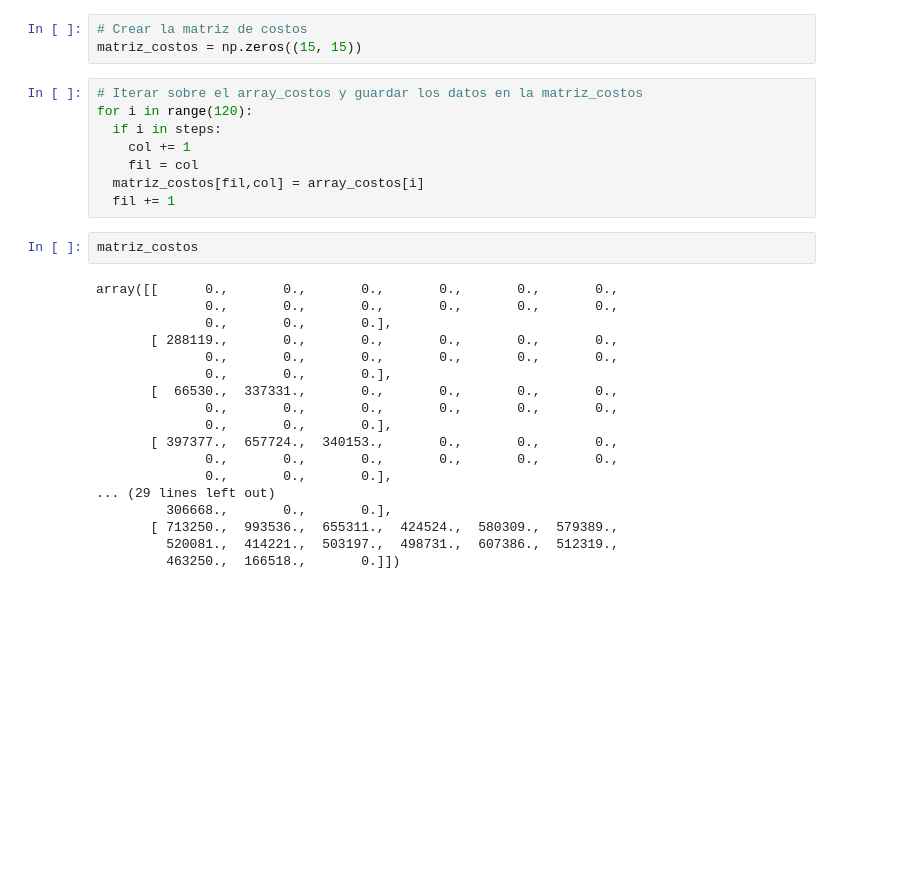
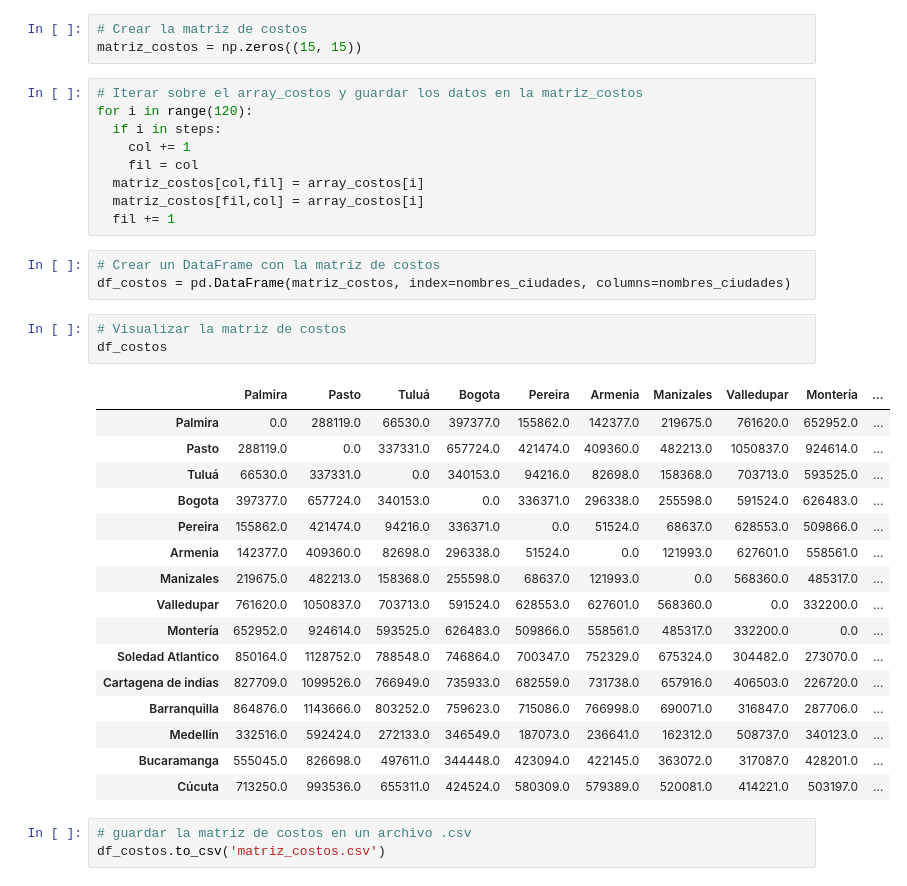
Before and after one commit to dgilrua/Trabajo-1-RNA, a Jupyter notebook: main.ipynb, the cells around one changed output. Cells and saved outputs as stored; diff of their text form; blank space fills up the shorter version.

Commit message:
csv de costos

```diff
--- a/main.ipynb
+++ b/main.ipynb
@@ -180,25 +180,32 @@ for i in range(120):
   if i in steps:
     col += 1
     fil = col
+  matriz_costos[col,fil] = array_costos[i]
   matriz_costos[fil,col] = array_costos[i]
   fil += 1
-# %%
-matriz_costos
-# %% [output]
-array([[      0.,       0.,       0.,       0.,       0.,       0.,
-              0.,       0.,       0.,       0.,       0.,       0.,
-              0.,       0.,       0.],
-       [ 288119.,       0.,       0.,       0.,       0.,       0.,
-              0.,       0.,       0.,       0.,       0.,       0.,
-              0.,       0.,       0.],
-       [  66530.,  337331.,       0.,       0.,       0.,       0.,
-              0.,       0.,       0.,       0.,       0.,       0.,
-              0.,       0.,       0.],
-       [ 397377.,  657724.,  340153.,       0.,       0.,       0.,
-              0.,       0.,       0.,       0.,       0.,       0.,
-              0.,       0.,       0.],
-... (29 lines left out)
-         306668.,       0.,       0.],
-       [ 713250.,  993536.,  655311.,  424524.,  580309.,  579389.,
-         520081.,  414221.,  503197.,  498731.,  607386.,  512319.,
-         463250.,  166518.,       0.]])
+# %%
+# Crear un DataFrame con la matriz de costos
+df_costos = pd.DataFrame(matriz_costos, index=nombres_ciudades, columns=nombres_ciudades)
+# %%
+# Visualizar la matriz de costos
+df_costos
+# %% [output]
+|  | Palmira | Pasto | Tuluá | Bogota | Pereira | Armenia | Manizales | Valledupar | Montería | ... |
+| Palmira | 0.0 | 288119.0 | 66530.0 | 397377.0 | 155862.0 | 142377.0 | 219675.0 | 761620.0 | 652952.0 | ... |
+| Pasto | 288119.0 | 0.0 | 337331.0 | 657724.0 | 421474.0 | 409360.0 | 482213.0 | 1050837.0 | 924614.0 | ... |
+| Tuluá | 66530.0 | 337331.0 | 0.0 | 340153.0 | 94216.0 | 82698.0 | 158368.0 | 703713.0 | 593525.0 | ... |
+| Bogota | 397377.0 | 657724.0 | 340153.0 | 0.0 | 336371.0 | 296338.0 | 255598.0 | 591524.0 | 626483.0 | ... |
+| Pereira | 155862.0 | 421474.0 | 94216.0 | 336371.0 | 0.0 | 51524.0 | 68637.0 | 628553.0 | 509866.0 | ... |
+| Armenia | 142377.0 | 409360.0 | 82698.0 | 296338.0 | 51524.0 | 0.0 | 121993.0 | 627601.0 | 558561.0 | ... |
+| Manizales | 219675.0 | 482213.0 | 158368.0 | 255598.0 | 68637.0 | 121993.0 | 0.0 | 568360.0 | 485317.0 | ... |
+| Valledupar | 761620.0 | 1050837.0 | 703713.0 | 591524.0 | 628553.0 | 627601.0 | 568360.0 | 0.0 | 332200.0 | ... |
+| Montería | 652952.0 | 924614.0 | 593525.0 | 626483.0 | 509866.0 | 558561.0 | 485317.0 | 332200.0 | 0.0 | ... |
+| Soledad Atlantico | 850164.0 | 1128752.0 | 788548.0 | 746864.0 | 700347.0 | 752329.0 | 675324.0 | 304482.0 | 273070.0 | ... |
+| Cartagena de indias | 827709.0 | 1099526.0 | 766949.0 | 735933.0 | 682559.0 | 731738.0 | 657916.0 | 406503.0 | 226720.0 | ... |
+| Barranquilla | 864876.0 | 1143666.0 | 803252.0 | 759623.0 | 715086.0 | 766998.0 | 690071.0 | 316847.0 | 287706.0 | ... |
+| Medellín | 332516.0 | 592424.0 | 272133.0 | 346549.0 | 187073.0 | 236641.0 | 162312.0 | 508737.0 | 340123.0 | ... |
+| Bucaramanga | 555045.0 | 826698.0 | 497611.0 | 344448.0 | 423094.0 | 422145.0 | 363072.0 | 317087.0 | 428201.0 | ... |
+| Cúcuta | 713250.0 | 993536.0 | 655311.0 | 424524.0 | 580309.0 | 579389.0 | 520081.0 | 414221.0 | 503197.0 | ... |
+# %%
+# guardar la matriz de costos en un archivo .csv
+df_costos.to_csv('matriz_costos.csv')
```
Also changed, not shown: 1 other file.
